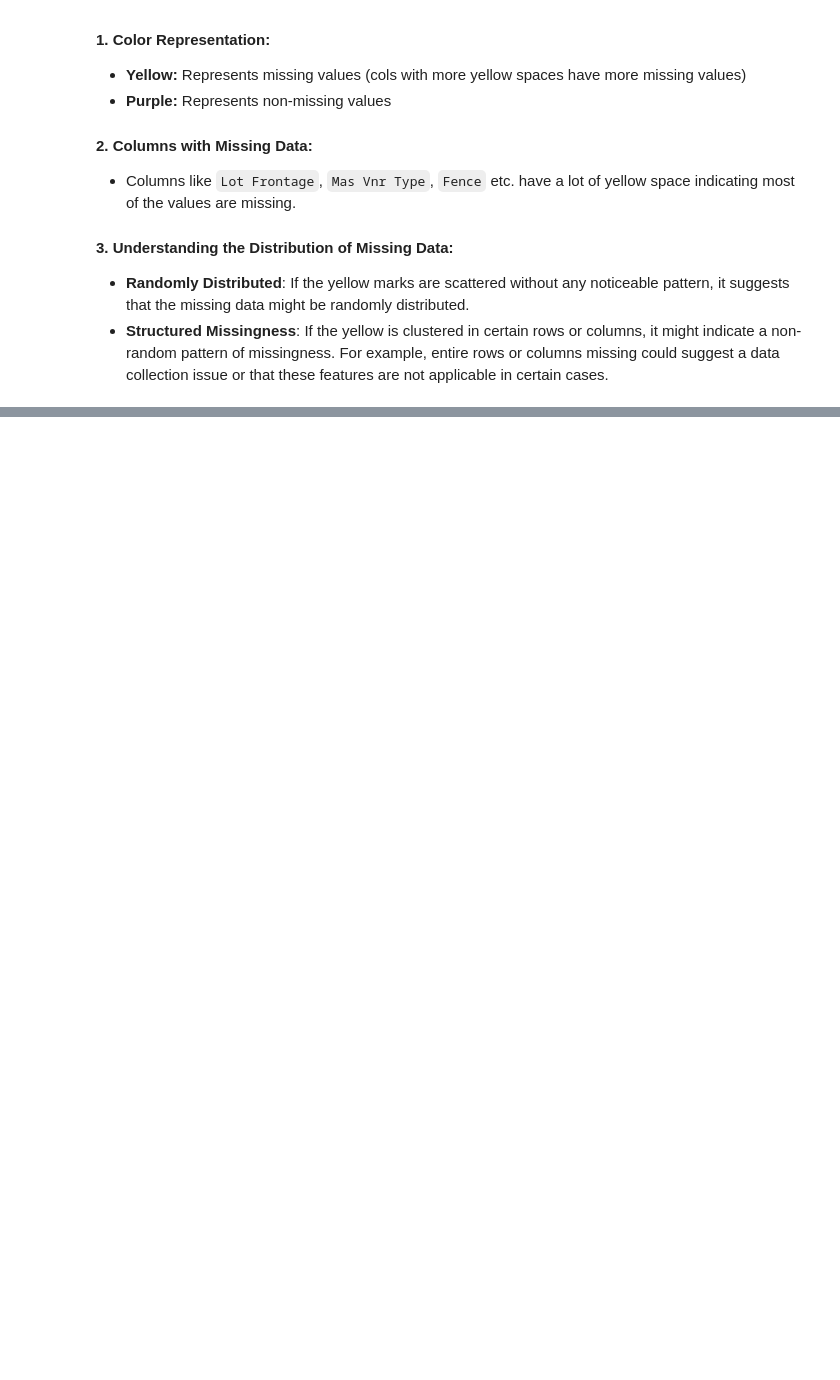
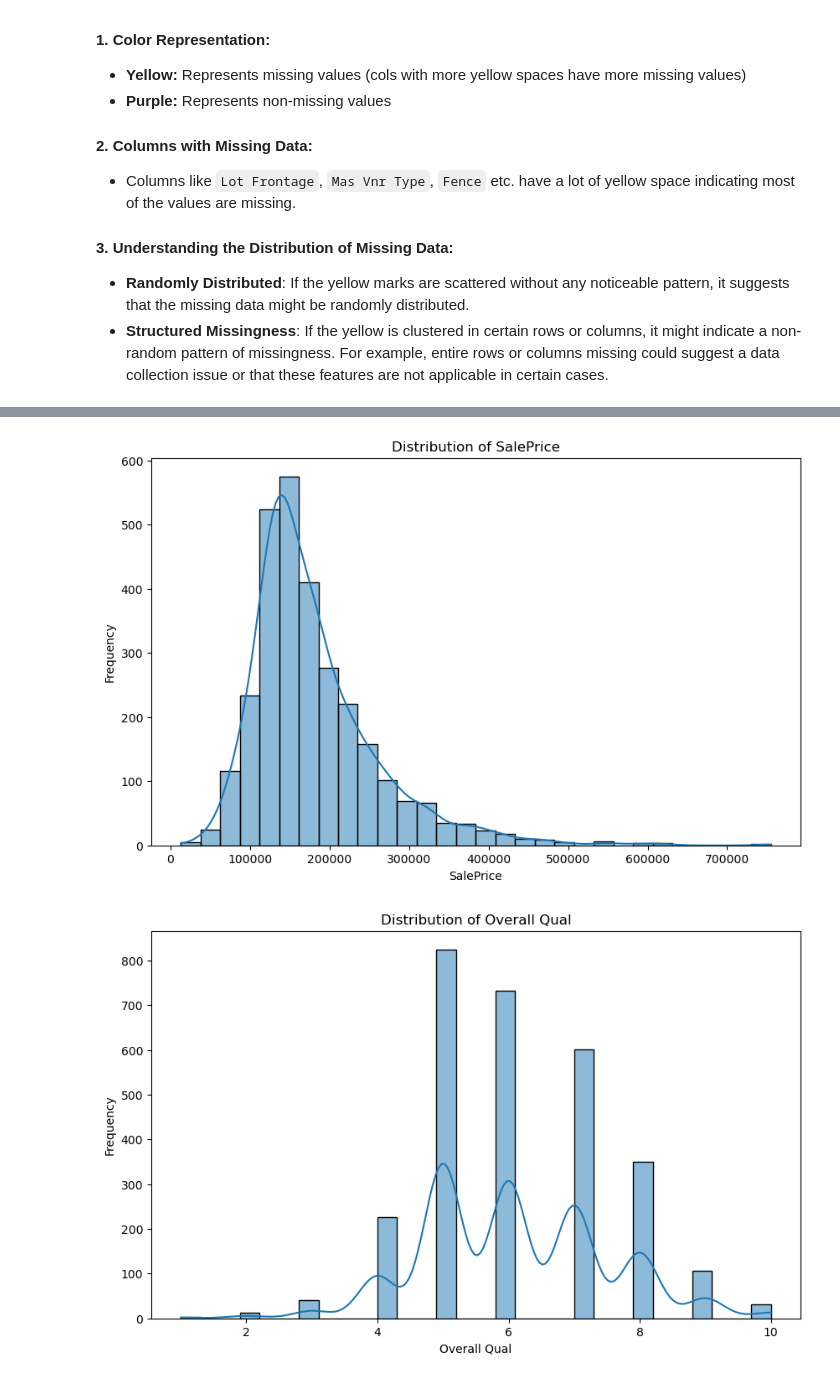
Before and after one commit to sahil120105/House-Price-Predictor, a Jupyter notebook: analysis/EDA.ipynb, the cells around one changed output, grey strips where cells are left out. Drawn from its saved outputs; the diff is of its cells as text; code cells hidden in the pictures; blank space fills up the shorter version.

```diff
--- a/analysis/EDA.ipynb
+++ b/analysis/EDA.ipynb
@@ -111,0 +174,14 @@ Visualizing Missing Values:
+# %%
+#Step 3: Univariate Analysis
+#-------------------------------
+#Analyzing Numerical Features
+
+univariate_analyzer = UnivariateAnalyzer(NumericalUnivariateAnalysis())
+
+num_feature_list = ["SalePrice","Overall Qual","Year Built","Lot Area","Gr Liv Area"]
+
+for feature in num_feature_list:
+    univariate_analyzer.execute_analysis(df, feature)
+# %% [output]
+[figure, added]
+[figure, added]
```
Also changed, not shown: parts of 9 cells of this notebook, 1 other file.
